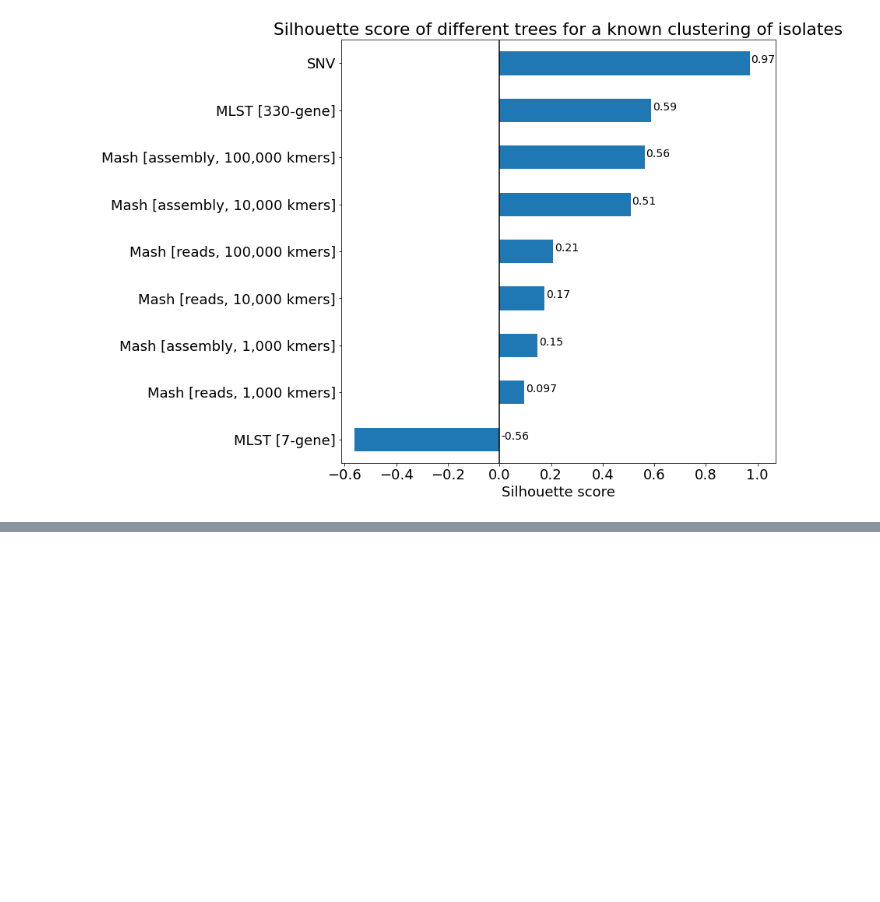
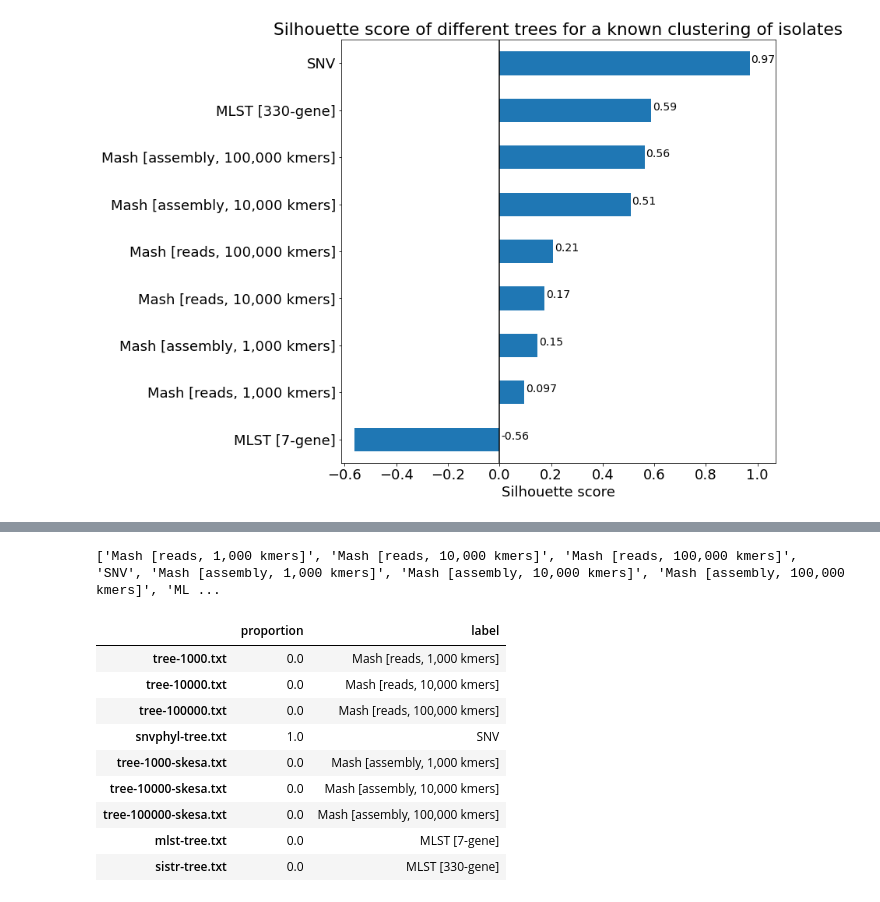
Before and after one commit to apetkau/thesis-workflows, a Jupyter notebook: mash-nextflow/tree-comparisons/clustering-performance.ipynb, the cells around one changed output, grey strips where cells are left out. Drawn from its saved outputs; the diff is of its cells as text; code cells hidden in the pictures; blank space fills up the shorter version.

```diff
--- a/mash-nextflow/tree-comparisons/clustering-performance.ipynb
+++ b/mash-nextflow/tree-comparisons/clustering-performance.ipynb
@@ -610,0 +657,42 @@ for i, v in enumerate(tree_scores['silhouette']):
+# %%
+def proportion_monophyletic_tree(tree: Tree, expected_clusters: pd.Series) -> float:
+    count_monophyletic = 0
+
+    cluster_names = expected_clusters.value_counts().index.tolist()
+    for name in cluster_names:
+        cluster = expected_clusters[expected_clusters == name].index
+        (monophyly, value, node) = tree.check_monophyly(cluster, target_attr='name')
+        if monophyly:
+            count_monophyletic += 1
+
+    return count_monophyletic/len(cluster_names)
+
+def monophyletic_all_trees(tree_files: List[Tree], tree_labels: List[str], expected_clusters: pd.Series) -> pd.DataFrame:
+    proportions = []
+    for file in tree_files:
+        tree = Tree(file)
+        proportions.append(proportion_monophyletic_tree(tree, expected_clusters))
+
+    print(tree_labels)
+    return pd.DataFrame(data={'proportion': proportions, 'label': tree_labels}, index=tree_files)
+
+files = ['tree-1000.txt', 'tree-10000.txt', 'tree-100000.txt', 'snvphyl-tree.txt',
+         'tree-1000-skesa.txt', 'tree-10000-skesa.txt', 'tree-100000-skesa.txt',
+         'mlst-tree.txt', 'sistr-tree.txt']
+labels = ['Mash [reads, 1,000 kmers]', 'Mash [reads, 10,000 kmers]', 'Mash [reads, 100,000 kmers]','SNV',
+          'Mash [assembly, 1,000 kmers]', 'Mash [assembly, 10,000 kmers]', 'Mash [assembly, 100,000 kmers]',
+          'MLST [7-gene]' ,'MLST [330-gene]',
+         ]
+monophyletic_all_trees(files, labels, expected_clusters)
+# %% [output]
+['Mash [reads, 1,000 kmers]', 'Mash [reads, 10,000 kmers]', 'Mash [reads, 100,000 kmers]', 'SNV', 'Mash [assembly, 1,000 kmers]', 'Mash [assembly, 10,000 kmers]', 'Mash [assembly, 100,000 kmers]', 'ML ...
+|  | proportion | label |
+| tree-1000.txt | 0.0 | Mash [reads, 1,000 kmers] |
+| tree-10000.txt | 0.0 | Mash [reads, 10,000 kmers] |
+| tree-100000.txt | 0.0 | Mash [reads, 100,000 kmers] |
+| snvphyl-tree.txt | 1.0 | SNV |
+| tree-1000-skesa.txt | 0.0 | Mash [assembly, 1,000 kmers] |
+| tree-10000-skesa.txt | 0.0 | Mash [assembly, 10,000 kmers] |
+| tree-100000-skesa.txt | 0.0 | Mash [assembly, 100,000 kmers] |
+| mlst-tree.txt | 0.0 | MLST [7-gene] |
+| sistr-tree.txt | 0.0 | MLST [330-gene] |
```
Also changed, not shown: parts of 7 cells of this notebook.
